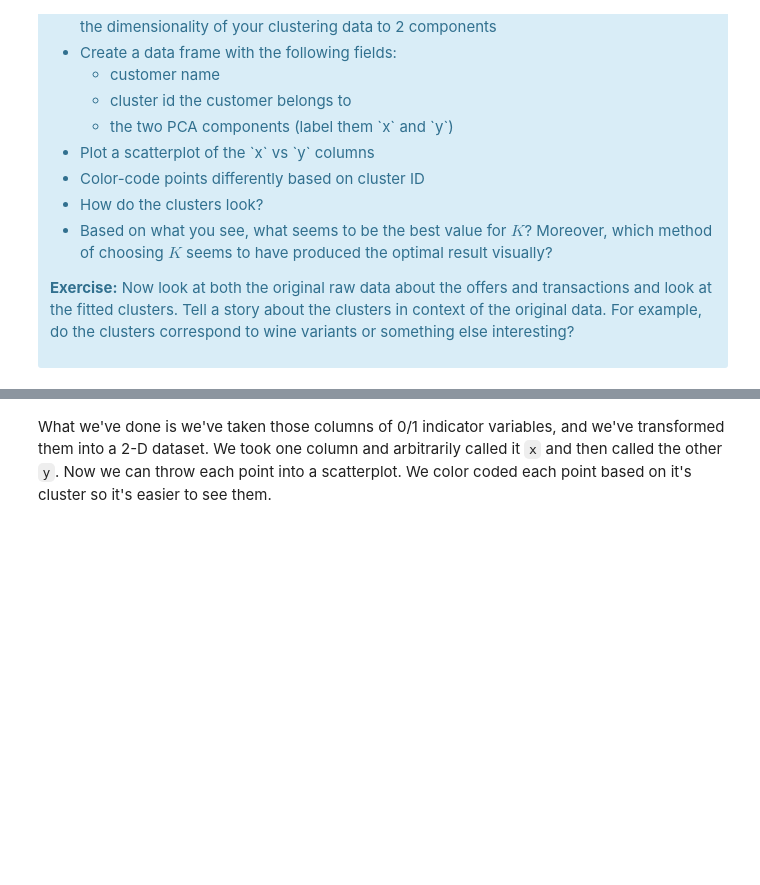
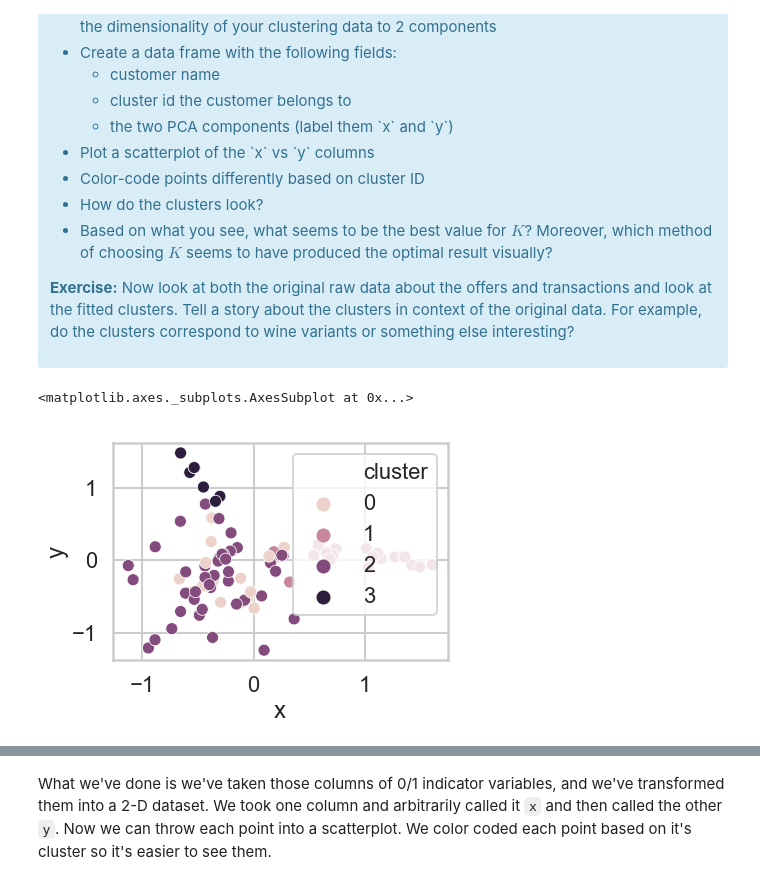
Before and after one commit to j-tian/Springboard, a Jupyter notebook: Mini_Project_Clustering.ipynb, the cells around one changed output, grey strips where cells are left out. Cells and saved outputs as stored; diff of their text form; code cells hidden in the pictures; blank space fills up the shorter version.

```diff
--- a/Mini_Project_Clustering.ipynb
+++ b/Mini_Project_Clustering.ipynb
@@ -350,0 +350,15 @@ This is only one use of PCA for dimension reduction. We can also use PCA when we
+# %%
+#your turn
+from sklearn.decomposition import PCA
+pca = PCA(n_components=2)
+table['x'] = pca.fit_transform(table[x_cols])[:,0]
+table['y'] = pca.fit_transform(table[x_cols])[:,1]
+table = table.reset_index()
+
+customer_clusters = table[['customer_name', 'cluster', 'x', 'y']]
+customer_clusters.head()
+
+sns.scatterplot(x=table['x'], y=table['y'], hue=table['cluster'])
+# %% [output]
+<matplotlib.axes._subplots.AxesSubplot at 0x...>
+[figure, added]
```
Also changed, not shown: parts of 11 cells of this notebook.
